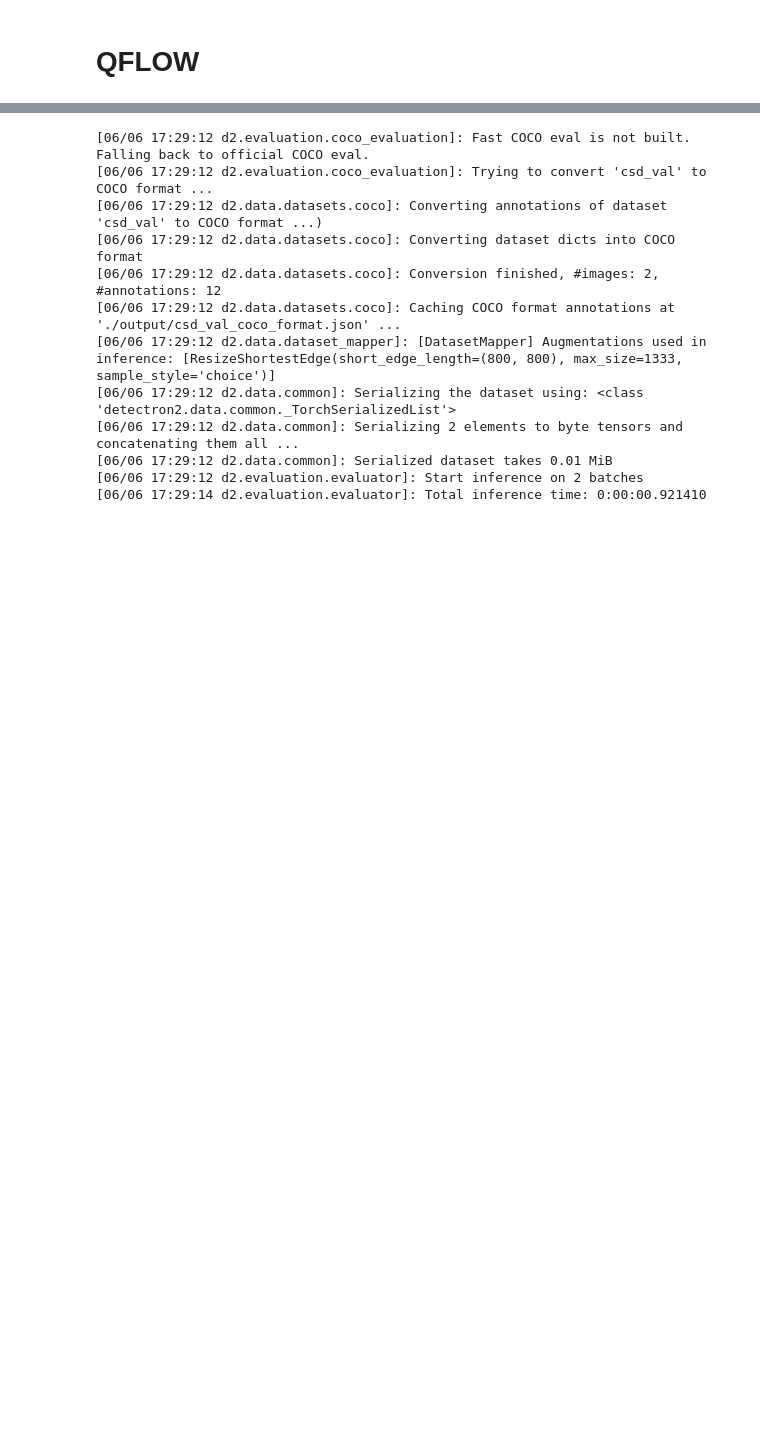
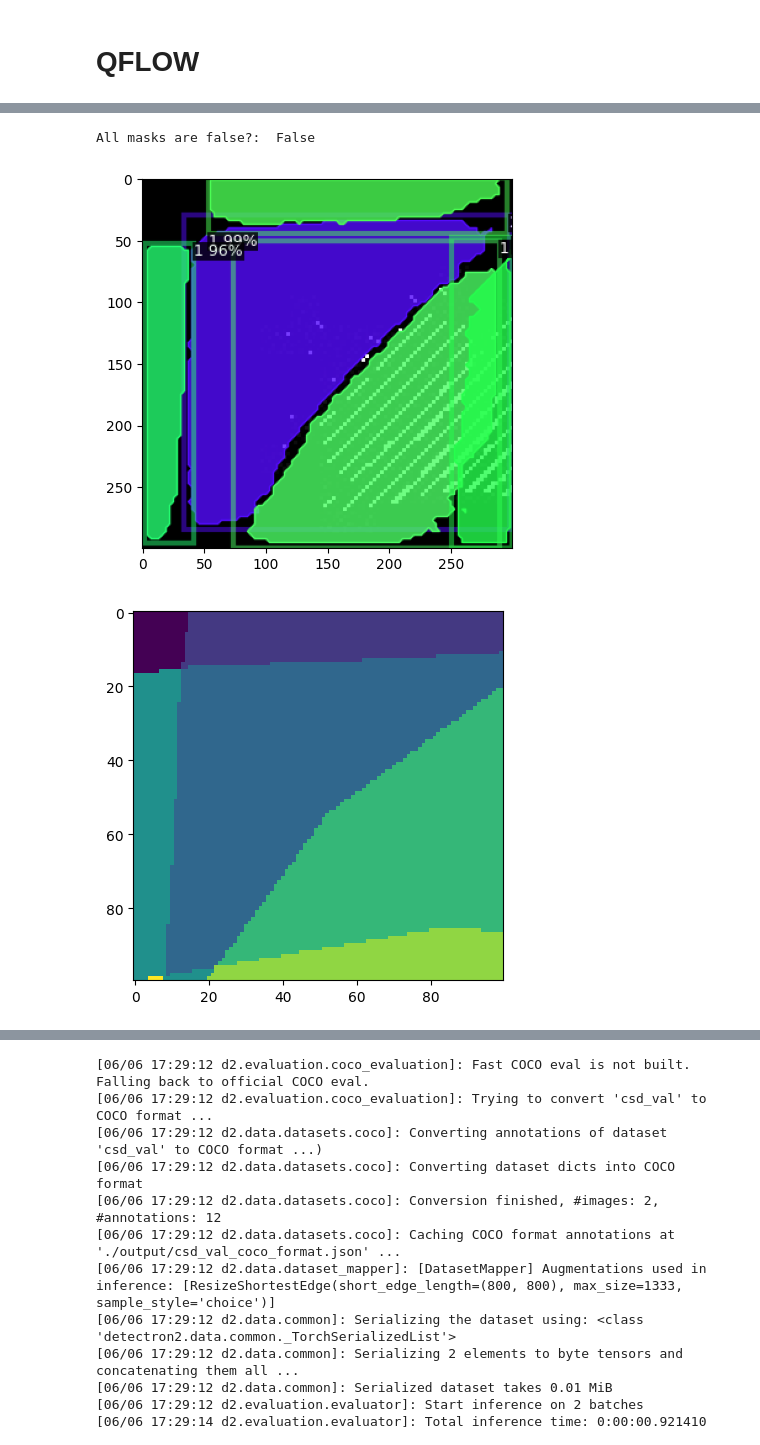
Before and after one commit to mainCSG/QuantumDotControl, a Jupyter notebook: autotuning/coarse_tuning/models/Detectron_MRCNN/QDAutotuning_Detectron2.ipynb, the cells around one changed output, grey strips where cells are left out. Cells and saved outputs as stored; diff of their text form; code cells hidden in the pictures; blank space fills up the shorter version.

```diff
--- a/autotuning/coarse_tuning/models/Detectron_MRCNN/QDAutotuning_Detectron2.ipynb
+++ b/autotuning/coarse_tuning/models/Detectron_MRCNN/QDAutotuning_Detectron2.ipynb
@@ -477,6 +502,6 @@ Saving checkpoint to ./output/model_final.pth
 # Inference should use the config with parameters that are used in training
 # cfg now already contains everything we've set previously. We changed it a little bit for inference:
 cfg.MODEL.WEIGHTS = os.path.join(cfg.OUTPUT_DIR, "model_final.pth")  # path to the model we just trained
-cfg.MODEL.ROI_HEADS.SCORE_THRESH_TEST = 0.6   # set a custom testing threshold
+cfg.MODEL.ROI_HEADS.SCORE_THRESH_TEST = 0.9  # set a custom testing threshold
 predictor = DefaultPredictor(cfg)
 # %% [output]
@@ -484,4 +509,77 @@ predictor = DefaultPredictor(cfg)
 [Checkpointer] Loading from ./output/model_final.pth ...
+# %%
+filename= "./data_qflow_lite/20171118-131029545572.npy"
+qflow_data = np.load(filename, allow_pickle=True).item()
+
+voltages = {"P1": qflow_data['V_P1_vec'], "P2": qflow_data['V_P2_vec']}
+dV = voltages["P1"][1] - voltages["P1"][0]
+
+N = len(voltages["P1"])
+M = len(voltages["P2"])
+
+assert N == M
+
+width, height = N,M
+fileID = os.path.basename(filename).replace(".npy","")
+filename = fileID+".jpg"
+
+# Extract current, state regimes and gradient
+I = np.array([
+    data['current'] for data in qflow_data['output']
+]).reshape((N,N))
+
+grad = np.gradient(I, dV)
+dIdVP1, dIdVP2 = grad[0], grad[1]
+
+regimes = np.array([
+    data['state'] for data in qflow_data['output']
+]).reshape((N,N))
+
+def normalize(matrix):
+    mean = matrix.mean()
+    std = matrix.std()
+    return (matrix - mean) / std
+
+I = normalize(dIdVP1)
+
+from PIL import Image
+im = Image.fromarray(I.astype(np.uint8))
+SAVE_PATH = os.path.join(ROOT_DIR, '{}.jpg'.format(fileID))
+im.save(SAVE_PATH)
+csd = {"I": np.array(I,dtype=np.float32), "regimes": regimes}
+
+im = cv2.imread(SAVE_PATH)
+outputs = predictor(im)  # format is documented at https://detectron2.readthedocs.io/tutorials/models.html#model-output-format
+
+v = Visualizer(im[:, :, ::-1],
+                metadata=csd_metadata,
+                scale=3,    # remove the colors of unsegmented pixels. This option is only available for segmentation models
+                instance_mode=ColorMode.SEGMENTATION   # remove the colors of unsegmented pixels
+)
+
+print("All masks are false?: ", np.all(outputs["instances"].pred_masks.numpy()==False))
+
+
+out = v.draw_instance_predictions(outputs["instances"].to("cpu"))
+plt.imshow(out.get_image())
+plt.show()
+
+# First create a list of objects in the image
+object_list = []
+
+regimes = csd["regimes"]
+
+labelled_regimes = sk.measure.label(
+    regimes, background = -1, connectivity = 1
+)
+
+plt.imshow(labelled_regimes)
+# plt.colorbar()
+plt.show()
+# %% [output]
+All masks are false?:  False
+[figure, added]
+[figure, added]
 # %%
 
 from detectron2.utils.visualizer import ColorMode
```
Also changed, not shown: parts of 11 cells of this notebook.
